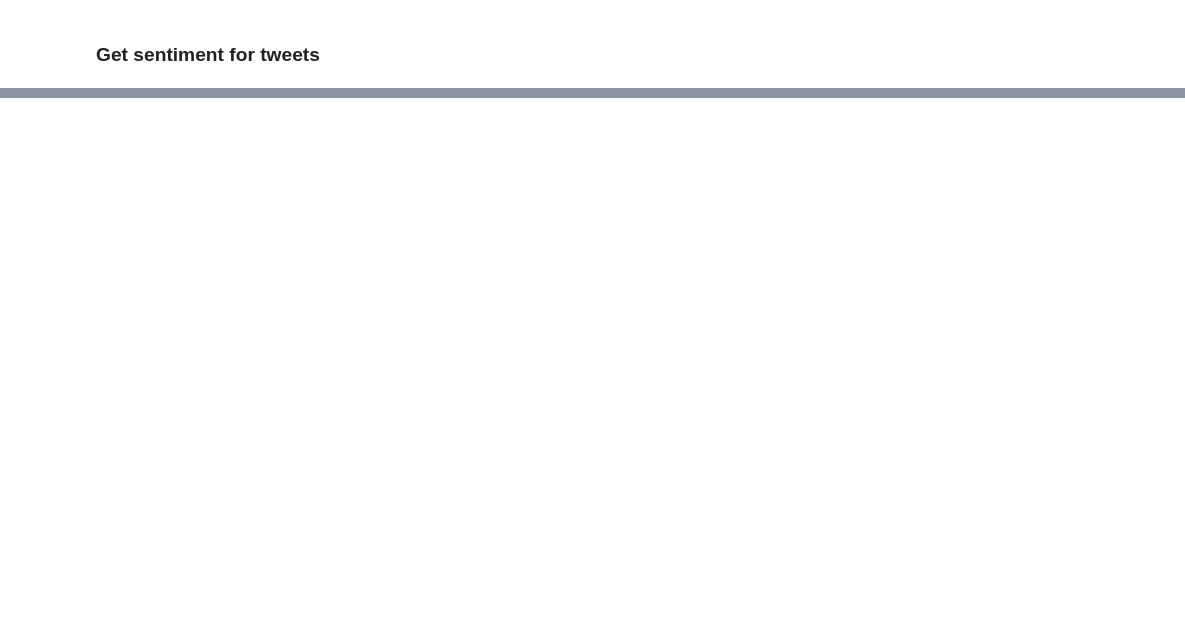
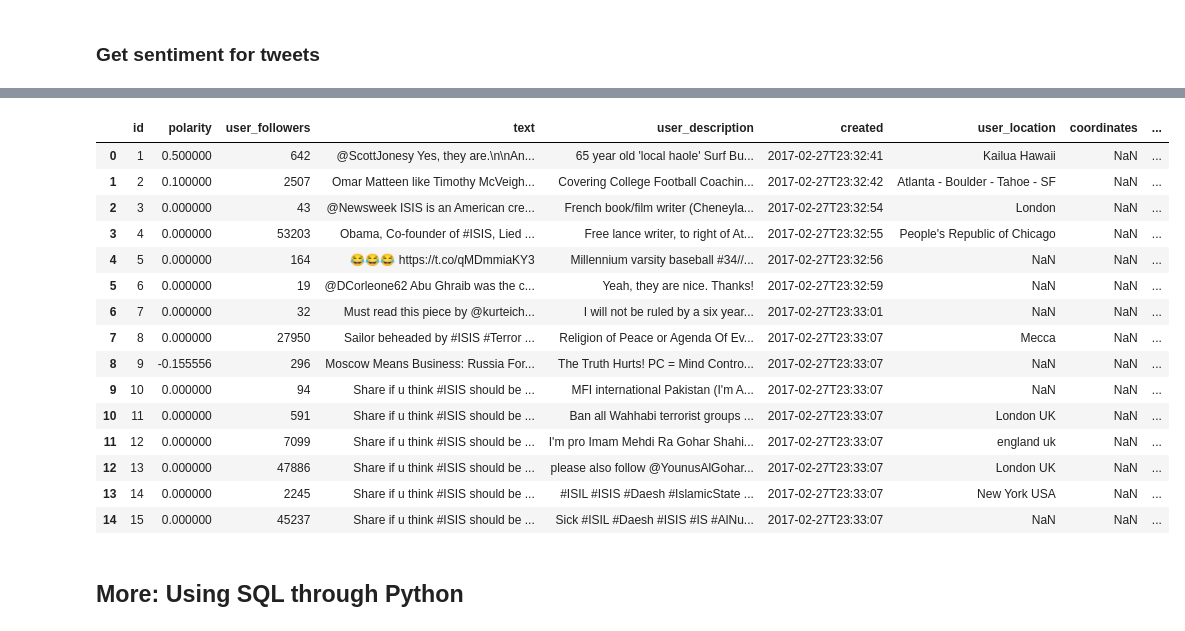
Before and after one commit to jwilber/APIs_with_Python, a Jupyter notebook: tweet_stuff/Tweepy_Notebook.ipynb, the cells around one changed output, grey strips where cells are left out. Cells and saved outputs as stored; diff of their text form; code cells hidden in the pictures; blank space fills up the shorter version.

```diff
--- a/tweet_stuff/Tweepy_Notebook.ipynb
+++ b/tweet_stuff/Tweepy_Notebook.ipynb
@@ -196,0 +201,21 @@ tweets
+# %%
+tweets.head(n=15)
+# %% [output]
+|  | id | polarity | user_followers | text | user_description | created | user_location | coordinates | ... |
+| 0 | 1 | 0.500000 | 642 | @ScottJonesy Yes, they are.\n\nAn... | 65 year old 'local haole' Surf Bu... | 2017-02-27T23:32:41 | Kailua Hawaii | NaN | ... |
+| 1 | 2 | 0.100000 | 2507 | Omar Matteen like Timothy McVeigh... | Covering College Football Coachin... | 2017-02-27T23:32:42 | Atlanta - Boulder - Tahoe - SF | NaN | ... |
+| 2 | 3 | 0.000000 | 43 | @Newsweek ISIS is an American cre... | French book/film writer (Cheneyla... | 2017-02-27T23:32:54 | London | NaN | ... |
+| 3 | 4 | 0.000000 | 53203 | Obama, Co-founder of #ISIS, Lied ... | Free lance writer, to right of At... | 2017-02-27T23:32:55 | People's Republic of Chicago | NaN | ... |
+| 4 | 5 | 0.000000 | 164 | 😂😂😂 https://t.co/qMDmmiaKY3 | Millennium varsity baseball #34//... | 2017-02-27T23:32:56 | NaN | NaN | ... |
+| 5 | 6 | 0.000000 | 19 | @DCorleone62 Abu Ghraib was the c... | Yeah, they are nice. Thanks! | 2017-02-27T23:32:59 | NaN | NaN | ... |
+| 6 | 7 | 0.000000 | 32 | Must read this piece by @kurteich... | I will not be ruled by a six year... | 2017-02-27T23:33:01 | NaN | NaN | ... |
+| 7 | 8 | 0.000000 | 27950 | Sailor beheaded by #ISIS #Terror ... | Religion of Peace or Agenda Of Ev... | 2017-02-27T23:33:07 | Mecca | NaN | ... |
+| 8 | 9 | -0.155556 | 296 | Moscow Means Business: Russia For... | The Truth Hurts! PC = Mind Contro... | 2017-02-27T23:33:07 | NaN | NaN | ... |
+| 9 | 10 | 0.000000 | 94 | Share if u think #ISIS should be ... | MFI international Pakistan (I'm A... | 2017-02-27T23:33:07 | NaN | NaN | ... |
+| 10 | 11 | 0.000000 | 591 | Share if u think #ISIS should be ... | Ban all Wahhabi terrorist groups ... | 2017-02-27T23:33:07 | London UK | NaN | ... |
+| 11 | 12 | 0.000000 | 7099 | Share if u think #ISIS should be ... | I'm pro Imam Mehdi Ra Gohar Shahi... | 2017-02-27T23:33:07 | england uk | NaN | ... |
+| 12 | 13 | 0.000000 | 47886 | Share if u think #ISIS should be ... | please also follow @YounusAlGohar... | 2017-02-27T23:33:07 | London UK | NaN | ... |
+| 13 | 14 | 0.000000 | 2245 | Share if u think #ISIS should be ... | #ISIL #ISIS #Daesh #IslamicState ... | 2017-02-27T23:33:07 | New York USA | NaN | ... |
+| 14 | 15 | 0.000000 | 45237 | Share if u think #ISIS should be ... | Sick #ISIL #Daesh #ISIS #IS #AlNu... | 2017-02-27T23:33:07 | NaN | NaN | ... |
+# %% [markdown]
+## More: Using SQL through Python
```
Also changed, not shown: parts of 37 cells of this notebook.
